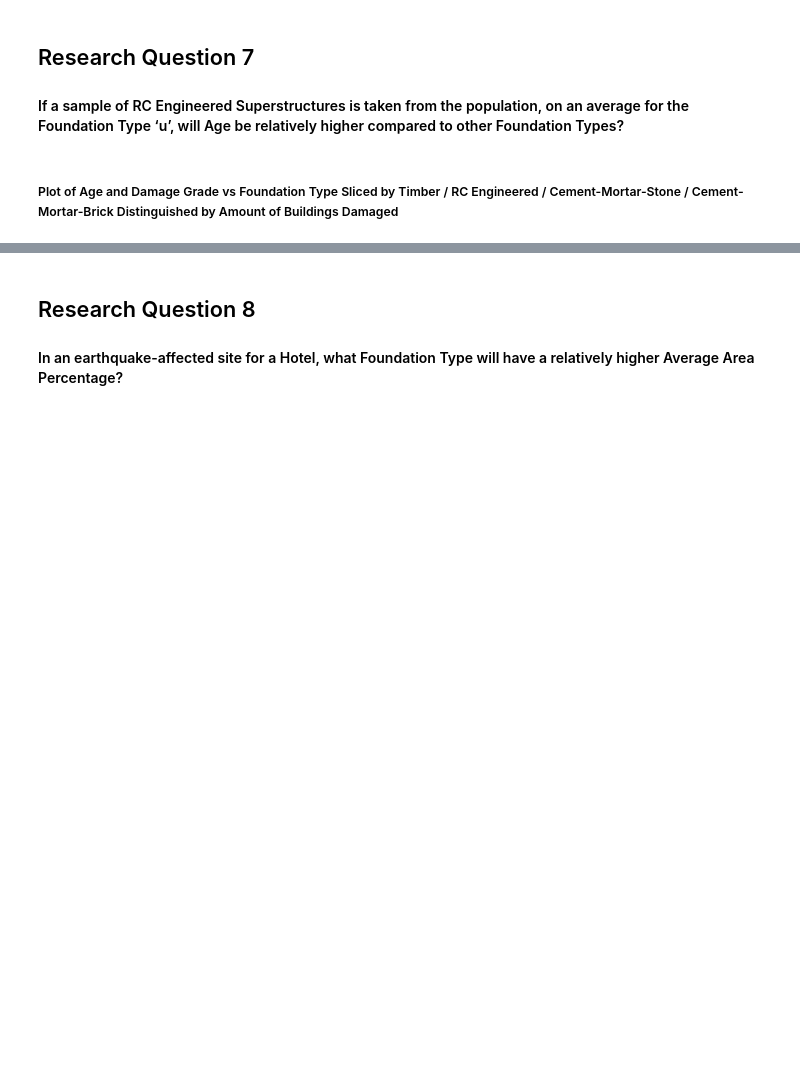
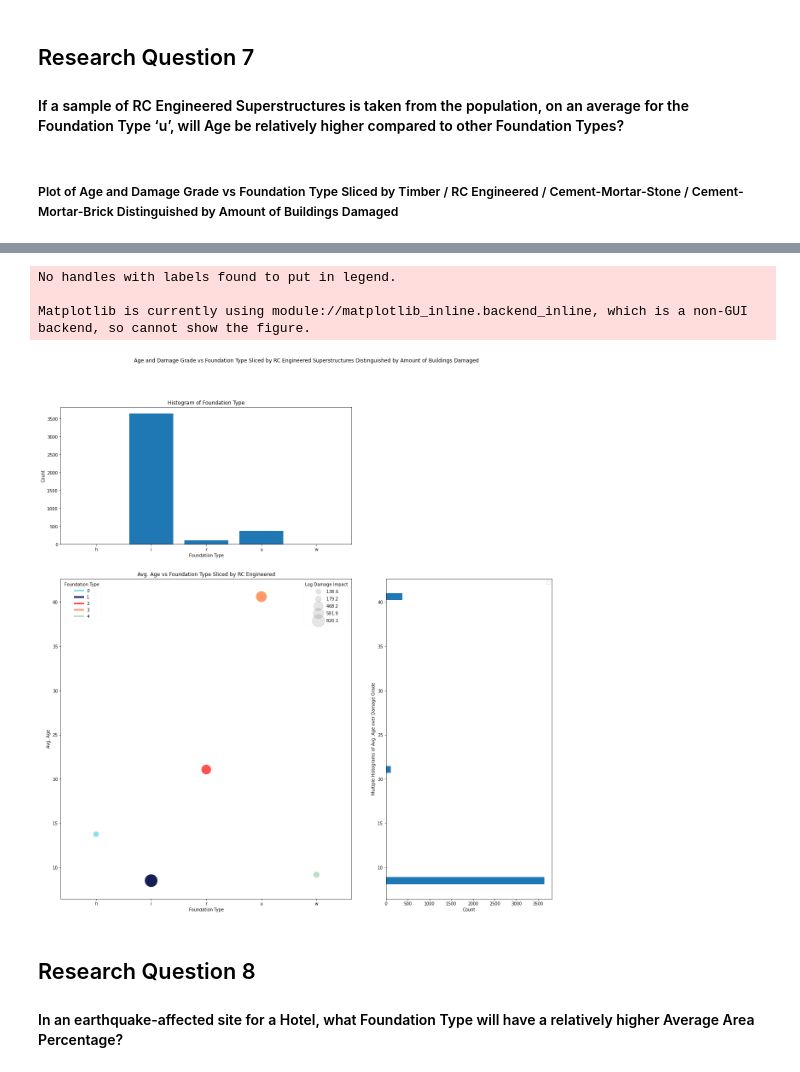
Before and after one commit to DS-Group22-ADP/Practical-Project, a Jupyter notebook: notebooks/Exploratory-Data-Analysis.ipynb, the cells around one changed output, grey strips where cells are left out. Saved outputs shown, nothing was run; the diff lists cells and outputs as text; code cells hidden in the pictures; blank space fills up the shorter version.

```diff
--- a/notebooks/Exploratory-Data-Analysis.ipynb
+++ b/notebooks/Exploratory-Data-Analysis.ipynb
@@ -1358,0 +1315,67 @@ Matplotlib is currently using module://ipykernel.pylab.backend_inline, which is
+# %%
+# setup the gridspec 2,2 with one main plot and 2 side plots on x and y axes respectively
+result = setup_gridspec__one_main__two_side_subplots(plt)
+# gridspec
+gs = result["gridspec"]
+# axis
+ax = result["ax"]
+# axis on top parallel to x-axis
+axx = result["axx"]
+# axis on the side parallel to y-axis
+axy = result["axy"]
+# figure of the plot
+fig = result["fig"]
+
+def plot_scatter_bubble_numerical_vs_categorical_bar_hist_sliced(sizes_tuple, xlabel, ylabel, sliced_by, slice_idx,
+                                                                 categorical_dimension, numerical_dimension, df, ax, ax_histx, ax_histy):
+    unique_colors = ['#88E0EF', '#161E54', '#FF5151', '#FF9B6A', '#BBDFC8']
+    var_df = df.loc[slice_idx, [numerical_dimension, categorical_dimension]].groupby(by=[categorical_dimension], as_index=False).count()
+    age_df = df.loc[slice_idx, [numerical_dimension, categorical_dimension]].groupby(by=[categorical_dimension], as_index=False).mean()
+
+    assert len(unique_colors) == 5, "Test #1 Failed"
+    assert len(var_df[categorical_dimension]) == 5, "Test #2 Failed"
+    assert len(age_df[categorical_dimension]) == 5, "Test #3 Failed"
+
+    # set xticks and xtick labels
+    ax.set_xticks(range(0,len(age_df[categorical_dimension])))
+    ax.set_xticklabels(age_df[categorical_dimension].values)
+
+    assert [t.get_text() for t in ax.get_xticklabels()] == age_df[categorical_dimension].values.tolist(), "Test #4 Failed"
+
+    counter_i = df.loc[slice_idx, [categorical_dimension]].value_counts().sort_index(ascending=True)
+    colors = dict(zip(age_df.index.values, unique_colors))
+    scatter = ax.scatter(age_df.index.values, age_df[numerical_dimension], c=[colors[ft] for ft in colors], s=sizes_tuple[0](var_df[numerical_dimension])*sizes_tuple[1])
+    ax.set(xlabel=xlabel, ylabel=ylabel)
+    ax.set_title("{ylabel} vs {xlabel} Sliced by {sliced_by}".format(xlabel=xlabel, ylabel=ylabel, sliced_by=sliced_by))
+    custom_lines = [Line2D([0], [0], color=colors[dim], lw=4) for dim in age_df.index.values]
+    legend1 = ax.legend(custom_lines, age_df.index.values, loc="upper left", title="Foundation Type", framealpha=0.1)
+    ax.add_artist(legend1)
+    handles, labels = scatter.legend_elements(prop="sizes", alpha=0.1)
+    legend2 = ax.legend(handles, labels, loc="upper right", title="Log Damage Impact", framealpha=0.1)
+    ax_histx.bar(counter_i.index.get_level_values(0), counter_i.values)
+    ax_histx.set(xlabel=xlabel, ylabel='Count')
+    ax_histx.set_title("Histogram of {xlabel}".format(xlabel=xlabel))
+
+    # set xticks and xtick labels
+    ax_histx.set_xticks(range(0,len(age_df[categorical_dimension])))
+    ax_histx.set_xticklabels(age_df[categorical_dimension].values)
+
+    assert [t.get_text() for t in ax_histx.get_xticklabels()] == age_df[categorical_dimension].values.tolist(), "Test #5 Failed"
+
+    ax_histy.barh(age_df[numerical_dimension], var_df[numerical_dimension])
+    ax_histy.legend()
+    ax_histy.set(xlabel='Count', ylabel="Multiple Histograms of {ylabel} over Damage Grade".format(ylabel=ylabel))
+
+    fig.suptitle("Age and Damage Grade vs Foundation Type Sliced by RC Engineered Superstructures Distinguished by Amount of Buildings Damaged")
+
+plot_scatter_bubble_numerical_vs_categorical_bar_hist_sliced(sizes_tuple=(np.log, 1e2), xlabel='Foundation Type', ylabel='Avg. Age',
+                                                             sliced_by='RC Engineered', slice_idx=join_df['has_superstructure_rc_engineered'] == 1,
+                                                             categorical_dimension='foundation_type', numerical_dimension='age', df=join_df, ax=ax, ax_histx=axx,
+                                                             ax_histy=axy)
+
+fig.show()
+# %% [output]
+No handles with labels found to put in legend.
+
+Matplotlib is currently using module://matplotlib_inline.backend_inline, which is a non-GUI backend, so cannot show the figure.
+[figure, added]
```
Also changed, not shown: parts of 10 cells of this notebook, 1 other file.
